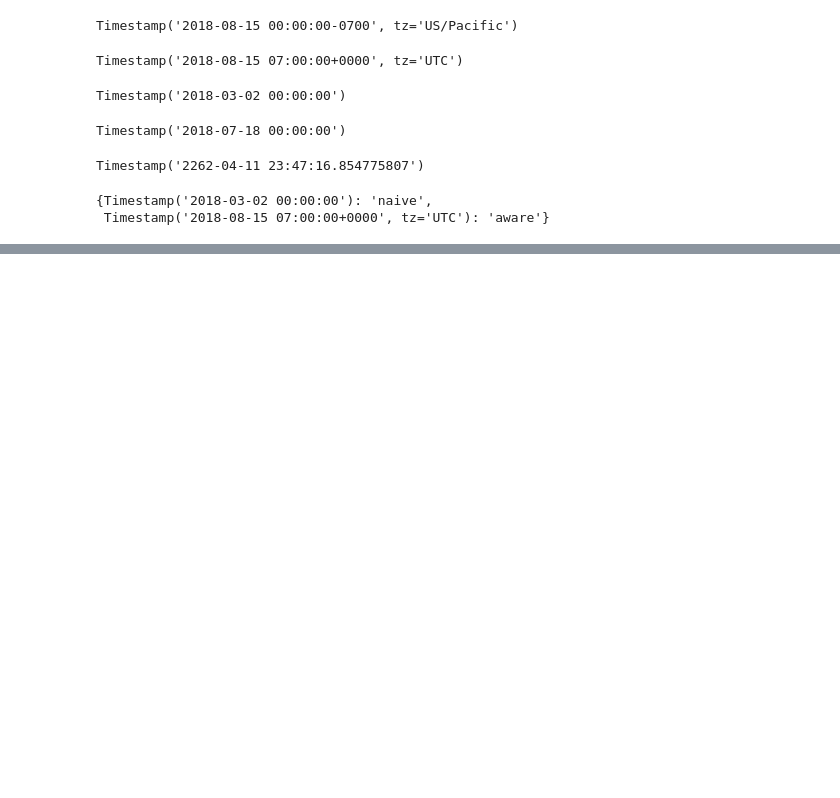
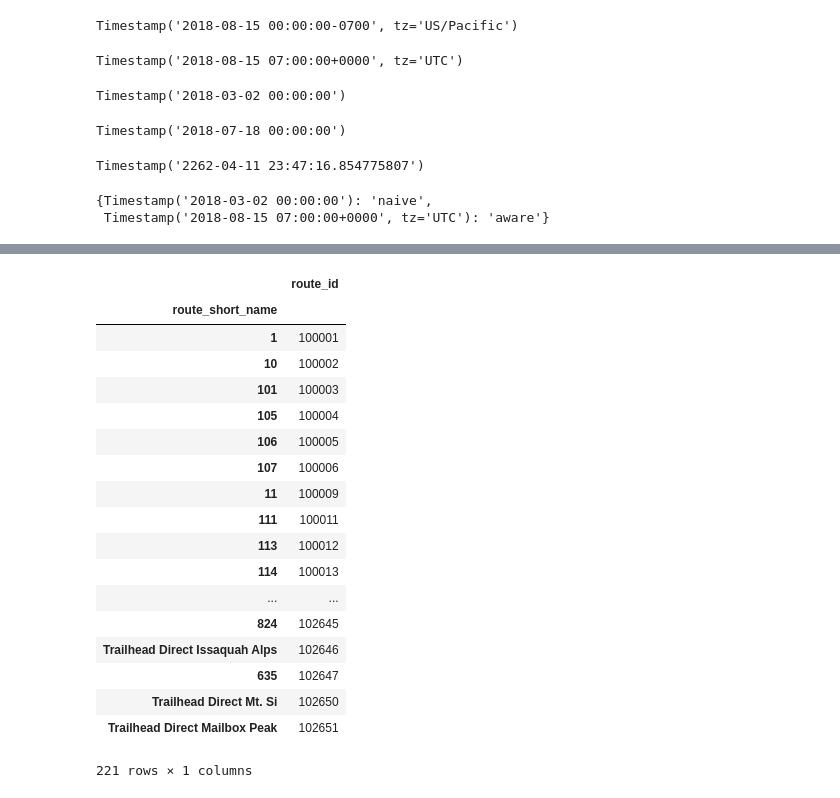
Before and after one commit to 350Seattle-Transportation-Team/gtfs-realtime, a Jupyter notebook: data_transformation/01_august_2018_experiments.ipynb, the cells around one changed output, grey strips where cells are left out. Cells and saved outputs as stored; diff of their text form; code cells hidden in the pictures; blank space fills up the shorter version.

Commit message:
more experiments with gtfs tables

```diff
--- a/data_transformation/01_august_2018_analysis.ipynb
+++ b/data_transformation/01_august_2018_experiments.ipynb
@@ -312,0 +391,22 @@ d
+# %%
+gtfs_aug18.route_ids_from_names()
+# %% [output]
+|  | route_id |
+| route_short_name |  |
+| 1 | 100001 |
+| 10 | 100002 |
+| 101 | 100003 |
+| 105 | 100004 |
+| 106 | 100005 |
+| 107 | 100006 |
+| 11 | 100009 |
+| 111 | 100011 |
+| 113 | 100012 |
+| 114 | 100013 |
+| ... | ... |
+| 824 | 102645 |
+| Trailhead Direct Issaquah Alps | 102646 |
+| 635 | 102647 |
+| Trailhead Direct Mt. Si | 102650 |
+| Trailhead Direct Mailbox Peak | 102651 |
+221 rows × 1 columns
```
Also changed, not shown: parts of 14 cells of this notebook, 1 other file.
